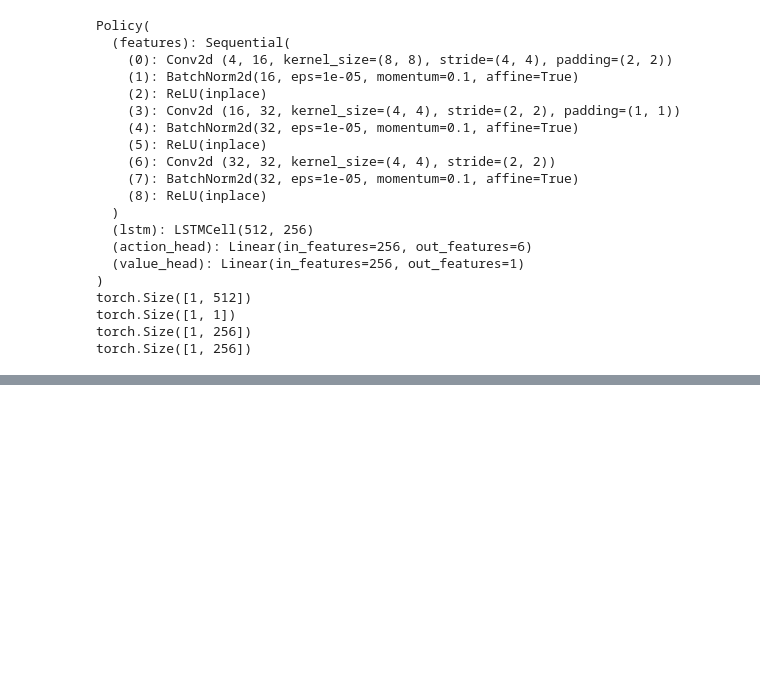
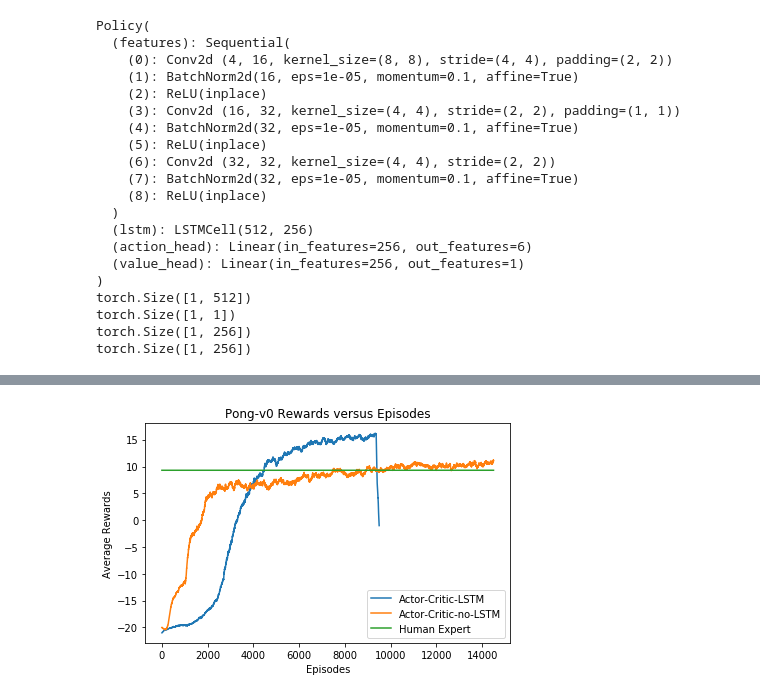
Before and after one commit to LUKELIEM/actor-critic, a Jupyter notebook: AC-LSTM.ipynb, the cells around one changed output, grey strips where cells are left out. Drawn from its saved outputs; the diff is of its cells as text; code cells hidden in the pictures; blank space fills up the shorter version.

```diff
--- a/AC-LSTM.ipynb
+++ b/AC-LSTM.ipynb
@@ -149,0 +225,31 @@ torch.Size([1, 4, 80, 80])
+# %%
+human_scores = {'Asteroids-v0': 13157,
+                'Breakout-v0': 31.8,
+                'Pong-v0': 9.3,
+                'SpaceInvaders-v0': 1652,
+                }
+
+game = 'Pong-v0'
+data_file = './results/Pong-v0 (AC-lstm-fullepisode-ep=9500) (copy).p'.format(game)
+
+with open(data_file, 'rb') as f:
+    data_lstm = pickle.load(f)
+
+data_file = './results/Pong-v0-AC-noLSTM.p'.format(game)
+
+with open(data_file, 'rb') as f:
+    data_no_lstm = pickle.load(f)
+
+human = [human_scores[game] for _ in range(len(data_no_lstm))]
+
+plt.plot(data_lstm, label='Actor-Critic-LSTM')
+plt.plot(data_no_lstm, label='Actor-Critic-no-LSTM')
+plt.plot(human, label='Human Expert')
+plt.title('{} Rewards versus Episodes'.format(game))
+plt.xlabel('Episodes')
+plt.ylabel('Average Rewards')
+plt.legend()
+plt.tight_layout()
+plt.show()
+# %% [output]
+[figure, added]
```
Also changed, not shown: parts of 9 cells of this notebook, 2 other files.
